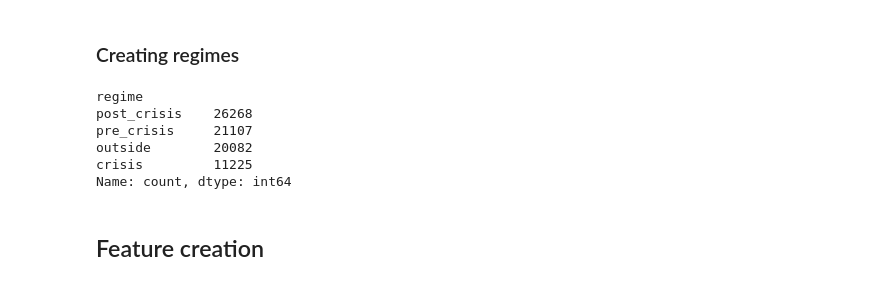
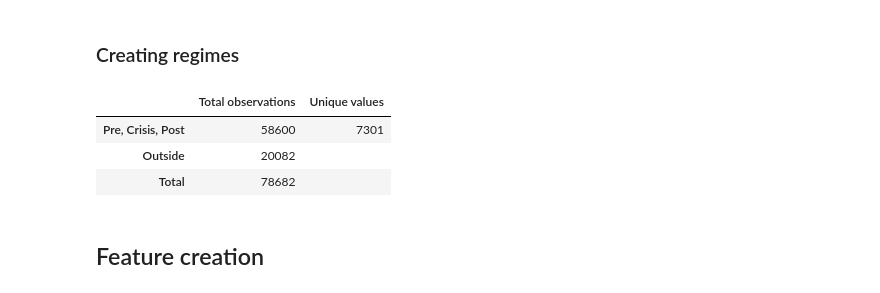
Before and after one commit to jonasstuds-gaard/master-thesis, a Jupyter notebook: Master Thesis/test.ipynb, the cells around one changed output. Cells and saved outputs as stored; diff of their text form; code cells hidden in the pictures.

```diff
--- a/Master Thesis/test.ipynb
+++ b/Master Thesis/test.ipynb
@@ -90,20 +90,37 @@ memory usage: 13.2+ MB
 # %%
 df_model_1= original_dataset.copy()
 
 df_model_1["regime"] = "outside"
 
 df_model_1.loc[(df_model_1["year"] >= 2003) & (df_model_1["year"] <= 2007), "regime"] = "pre_crisis"
 df_model_1 .loc[(df_model_1["year"] >= 2008) & (df_model_1["year"] <= 2010), "regime"] = "crisis"
 df_model_1.loc[(df_model_1["year"] >= 2011) & (df_model_1["year"] <= 2018), "regime"] = "post_crisis"
 
 df_model_1["regime"].value_counts()
+
+# The three regimes
+df_filtered = df_model_1[df_model_1["regime"].isin(["pre_crisis", "crisis", "post_crisis"])]
+
+unique_values = df_filtered["company_name"].nunique()
+total_observations= df_filtered.shape[0]
+
+# OUTSIDE
+df_filtered_outside = df_model_1[df_model_1["regime"].isin(["outside"])]
+
+total_observations_outside= df_filtered_outside.shape[0]
+
+summary = pd.DataFrame({
+    "Total observations": [total_observations, total_observations_outside,total_observations + total_observations_outside],
+    "Unique values": [unique_values,"",""]
+
+},index=["Pre, Crisis, Post","Outside", "Total"])
+
+summary
 # %% [output]
-regime
-post_crisis    26268
-pre_crisis     21107
-outside        20082
-crisis         11225
-Name: count, dtype: int64
+|  | Total observations | Unique values |
+| Pre, Crisis, Post | 58600 | 7301 |
+| Outside | 20082 |  |
+| Total | 78682 |  |
 # %% [markdown]
 ## Feature creation
 # %%
```
Also changed, not shown: parts of 17 cells of this notebook, 5 other files.
